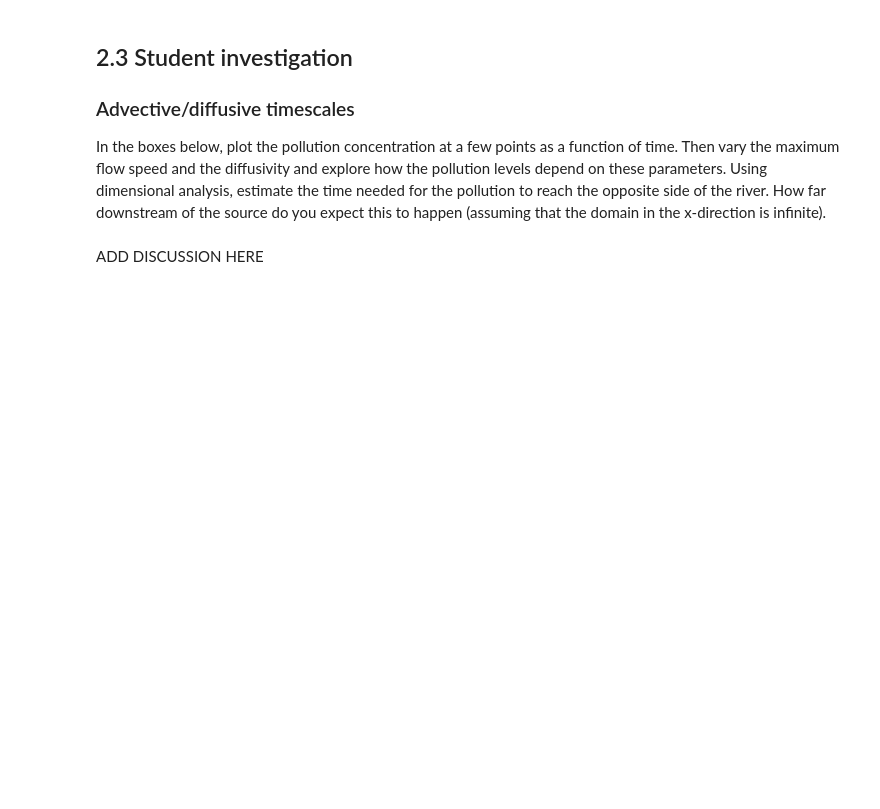
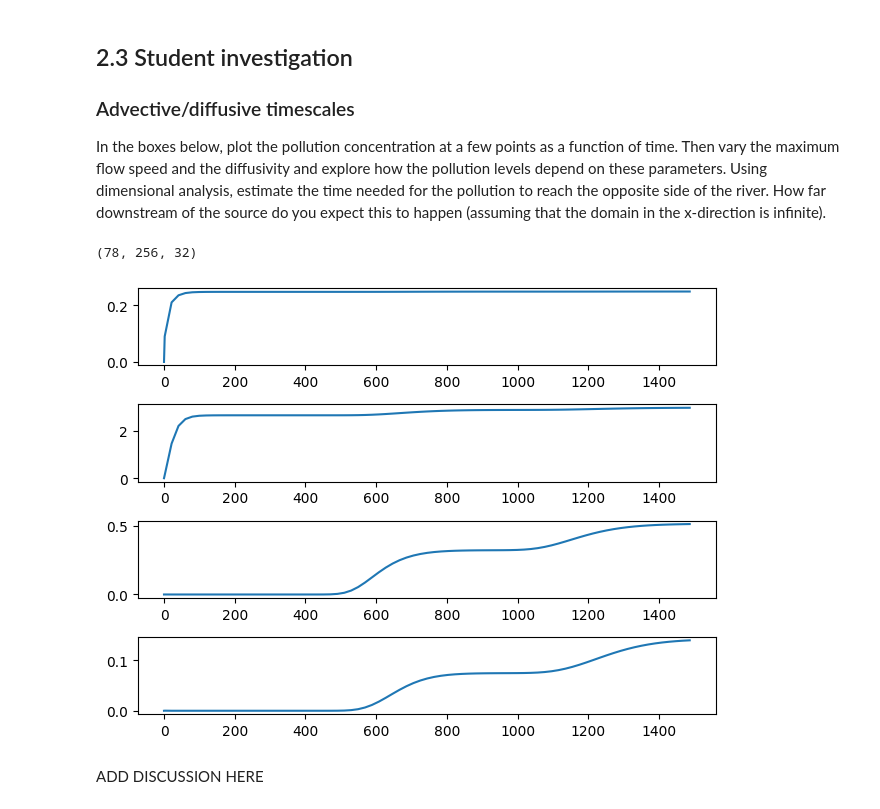
Before and after one commit to meganlouiseedwards/QCES, a Jupyter notebook: Project2_transport.ipynb, the cells around one changed output. Drawn from its saved outputs; the diff is of its cells as text; code cells hidden in the pictures; blank space fills up the shorter version.

```diff
--- a/Project2_transport.ipynb
+++ b/Project2_transport.ipynb
@@ -431,6 +454,28 @@ HTML(anim.to_html5_video())
 In the boxes below, plot the pollution concentration at a few points as a function of time. Then vary the maximum flow speed and the diffusivity and explore how the pollution levels depend on these parameters. Using dimensional analysis, estimate the time needed for the pollution to reach the opposite side of the river. How far downstream of the source do you expect this to happen (assuming that the domain in the x-direction is infinite).
 # %%
 # ADD YOUR CODE HERE
+print(c_save.shape)
+# %% [output]
+(78, 256, 32)
+# %%
+plt.figure()
+plt.subplot(4,1,1)
+plt.plot(t_save,c_save[:,50,0])
+
+plt.subplot(4,1,2)
+plt.plot(t_save,c_save[:,50,8])
+
+plt.subplot(4,1,3)
+plt.plot(t_save, c_save[:,50,16])
+
+plt.subplot(4,1,4)
+plt.plot(t_save, c_save[:,50,24])
+
+plt.tight_layout()
+
+plt.show()
+# %% [output]
+[figure, added]
 # %% [markdown]
 ADD DISCUSSION HERE
 # %% [markdown]
```
Also changed, not shown: parts of 5 cells of this notebook.
